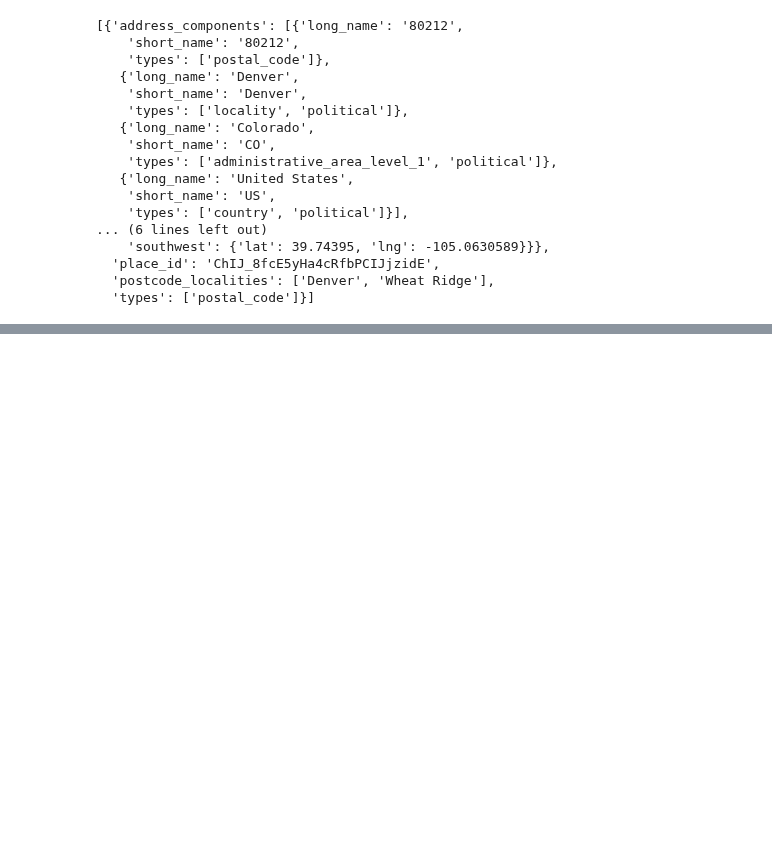
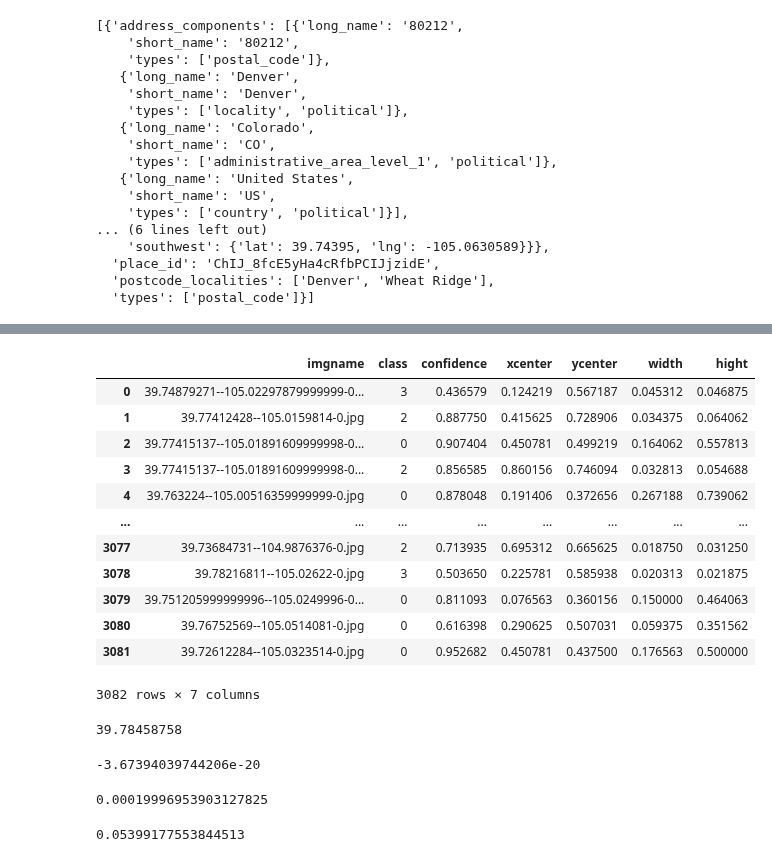
Before and after one commit to sunh0003/W210Capstone-AccessibleParkingMap, a Jupyter notebook: ETL/inf_object_transform.ipynb, the cells around one changed output, grey strips where cells are left out. Drawn from its saved outputs; the diff is of its cells as text; code cells hidden in the pictures; blank space fills up the shorter version.

```diff
--- a/ETL/inf_object_transform.ipynb
+++ b/ETL/inf_object_transform.ipynb
@@ -313,0 +394,16 @@ reverse_geocode_result
+# %%
+infers1
+# %% [output]
+|  | imgname | class | confidence | xcenter | ycenter | width | hight |
+| 0 | 39.74879271--105.02297879999999-0... | 3 | 0.436579 | 0.124219 | 0.567187 | 0.045312 | 0.046875 |
+| 1 | 39.77412428--105.0159814-0.jpg | 2 | 0.887750 | 0.415625 | 0.728906 | 0.034375 | 0.064062 |
+| 2 | 39.77415137--105.01891609999998-0... | 0 | 0.907404 | 0.450781 | 0.499219 | 0.164062 | 0.557813 |
+| 3 | 39.77415137--105.01891609999998-0... | 2 | 0.856585 | 0.860156 | 0.746094 | 0.032813 | 0.054688 |
+| 4 | 39.763224--105.00516359999999-0.jpg | 0 | 0.878048 | 0.191406 | 0.372656 | 0.267188 | 0.739062 |
+| ... | ... | ... | ... | ... | ... | ... | ... |
+| 3077 | 39.73684731--104.9876376-0.jpg | 2 | 0.713935 | 0.695312 | 0.665625 | 0.018750 | 0.031250 |
+| 3078 | 39.78216811--105.02622-0.jpg | 3 | 0.503650 | 0.225781 | 0.585938 | 0.020313 | 0.021875 |
+| 3079 | 39.751205999999996--105.0249996-0... | 0 | 0.811093 | 0.076563 | 0.360156 | 0.150000 | 0.464063 |
+| 3080 | 39.76752569--105.0514081-0.jpg | 0 | 0.616398 | 0.290625 | 0.507031 | 0.059375 | 0.351562 |
+| 3081 | 39.72612284--105.0323514-0.jpg | 0 | 0.952682 | 0.450781 | 0.437500 | 0.176563 | 0.500000 |
+3082 rows × 7 columns
@@ -313,0 +424,16 @@ reverse_geocode_result
+# %%
+mosaic.loc[3559, 'lat'] + (0.0002 * math.cos((math.pi / 180)*float(270)))
+# %% [output]
+39.78458758
+# %%
+(0.0002 * math.cos((math.pi / 180)*float(270)))
+# %% [output]
+-3.67394039744206e-20
+# %%
+(0.0002 * math.cos((math.pi / 180)))
+# %% [output]
+0.00019996953903127825
+# %%
+(0.0002 * math.cos((math.pi / 180))) * 270
+# %% [output]
+0.05399177553844513
```
Also changed, not shown: parts of 24 cells of this notebook, 1 other file.
